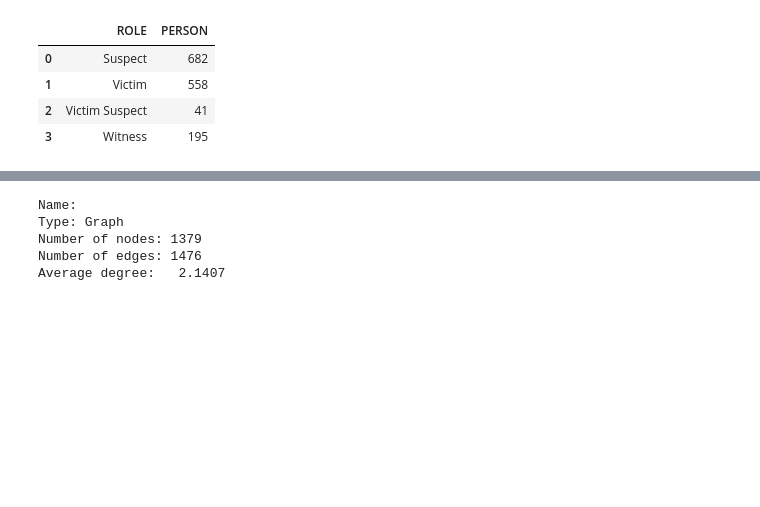
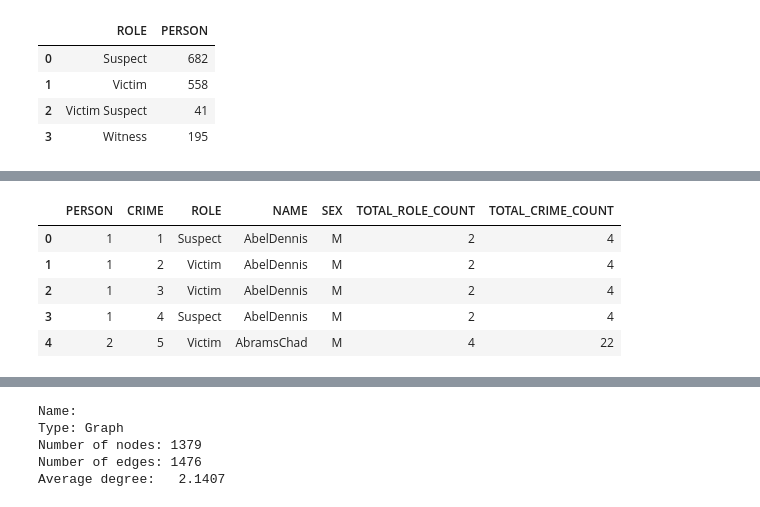
Before and after one commit to silverrainb/web-analytics, a Jupyter notebook: project2/Project2 Meaghan 07-01-18.ipynb, the cells around one changed output, grey strips where cells are left out. Cells and saved outputs as stored; diff of their text form; code cells hidden in the pictures; blank space fills up the shorter version.

```diff
--- a/project2/Project2 Meaghan 07-01-18.ipynb
+++ b/project2/Project2 Meaghan 07-01-18.ipynb
@@ -101,0 +123,9 @@ role_summary
+# %%
+crime_df.head()
+# %% [output]
+|  | PERSON | CRIME | ROLE | NAME | SEX | TOTAL_ROLE_COUNT | TOTAL_CRIME_COUNT |
+| 0 | 1 | 1 | Suspect | AbelDennis | M | 2 | 4 |
+| 1 | 1 | 2 | Victim | AbelDennis | M | 2 | 4 |
+| 2 | 1 | 3 | Victim | AbelDennis | M | 2 | 4 |
+| 3 | 1 | 4 | Suspect | AbelDennis | M | 2 | 4 |
+| 4 | 2 | 5 | Victim | AbramsChad | M | 4 | 22 |
```
Also changed, not shown: parts of 48 cells of this notebook.
